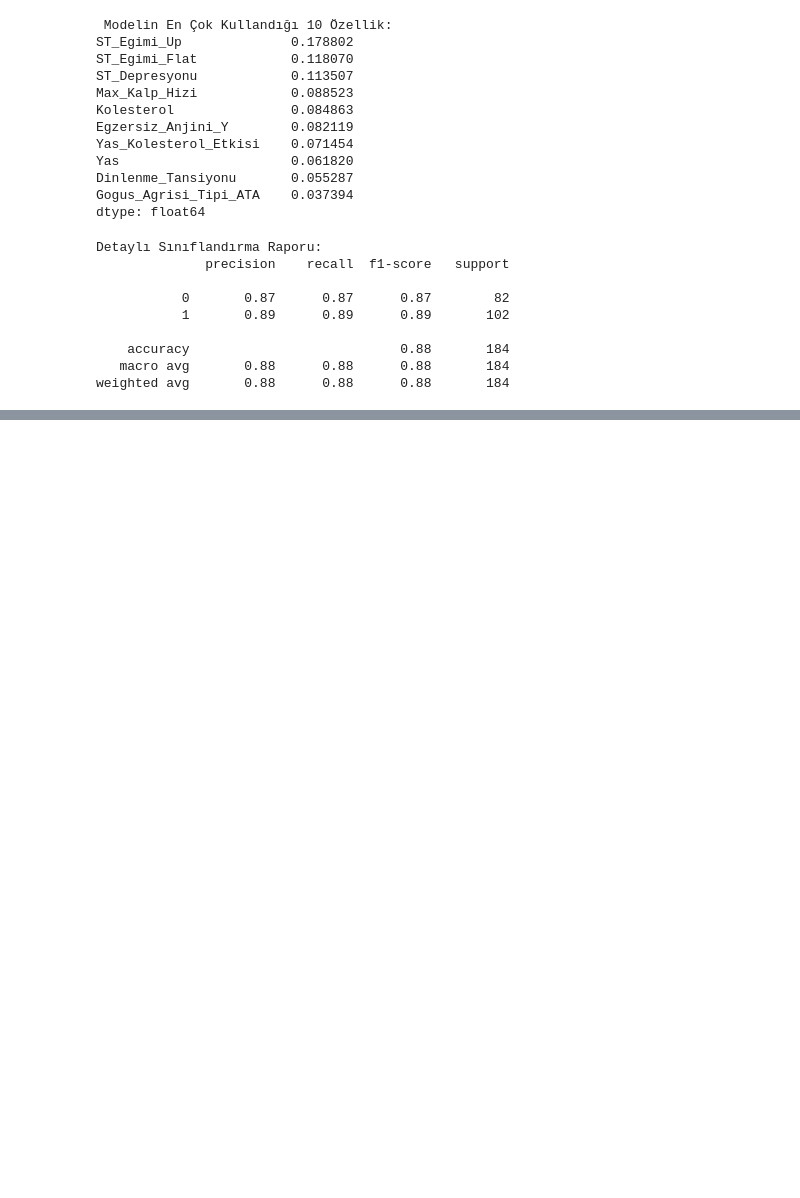
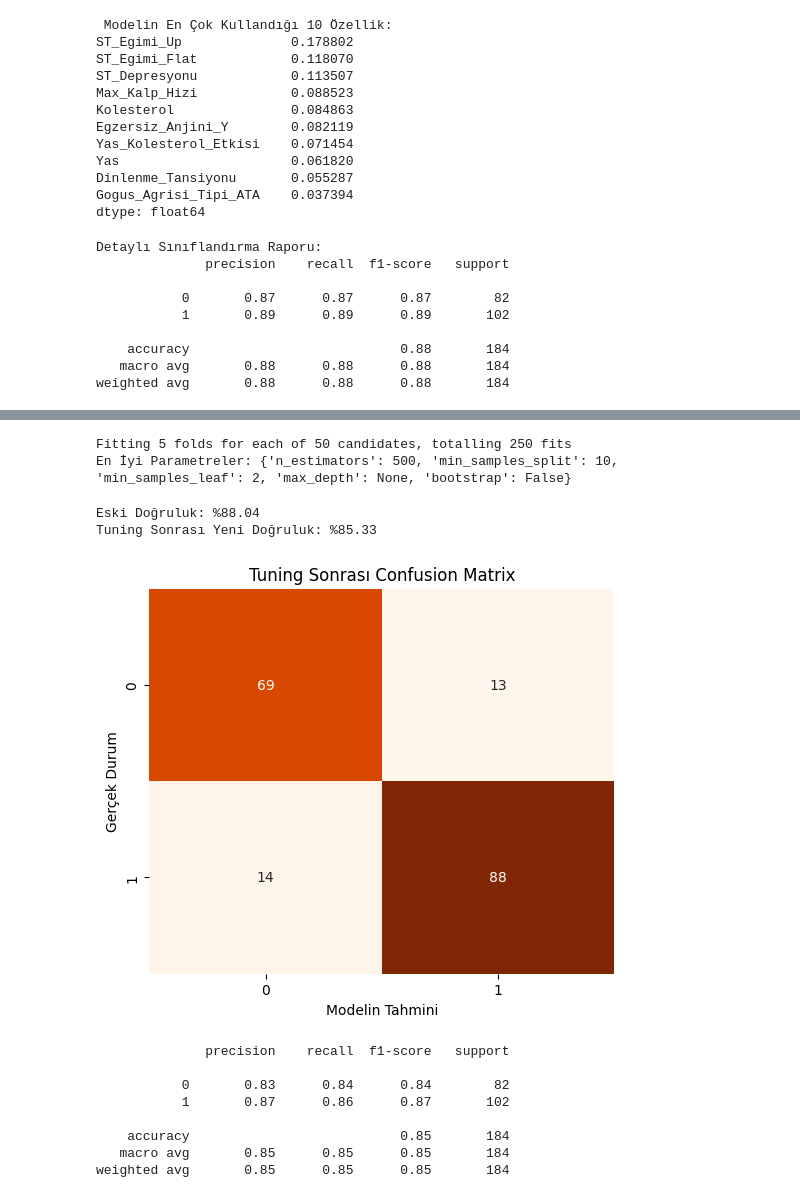
Before and after one commit to bugraozdmr/Heart-Disease-Detection, a Jupyter notebook: heart.ipynb, the cells around one changed output, grey strips where cells are left out. Saved outputs shown, nothing was run; the diff lists cells and outputs as text; code cells hidden in the pictures; blank space fills up the shorter version.

```diff
--- a/heart.ipynb
+++ b/heart.ipynb
@@ -383,0 +384,70 @@ Parameters: { "use_label_encoder" } are not used.
+# %%
+from sklearn.model_selection import RandomizedSearchCV
+
+# Denenecek parametre aralıklarını belirliyoruz
+param_dist = {
+    'n_estimators': [100, 200, 300, 500],
+    'max_depth': [None, 5, 10, 15, 20],
+    'min_samples_split': [2, 5, 10],
+    'min_samples_leaf': [1, 2, 4],
+    'bootstrap': [True, False]
+}
+
+# Modeli ve arama motorunu kuruyoruz
+rf = RandomForestClassifier(random_state=42)
+
+# cv=5 diyerek arama yaparken aynı zamanda Cross-Validation da yapmış oluyoruz
+rf_random = RandomizedSearchCV(estimator=rf, param_distributions=param_dist,
+                               n_iter=50, cv=5, verbose=2, random_state=42, n_jobs=-1)
+
+# Aramayı başlat (Eğitim verisi üzerinde)
+rf_random.fit(X_train_scaled, y_train)
+
+# En iyi parametreleri görelim
+print("En İyi Parametreler:", rf_random.best_params_)
+# %% [output]
+Fitting 5 folds for each of 50 candidates, totalling 250 fits
+En İyi Parametreler: {'n_estimators': 500, 'min_samples_split': 10, 'min_samples_leaf': 2, 'max_depth': None, 'bootstrap': False}
+# %%
+best_rf = rf_random.best_estimator_
+y_pred_tuned = best_rf.predict(X_test_scaled)
+
+from sklearn.metrics import accuracy_score
+new_acc = accuracy_score(y_test, y_pred_tuned)
+
+print(f"Eski Doğruluk: %{rf_score * 100:.2f}")
+print(f"Tuning Sonrası Yeni Doğruluk: %{new_acc * 100:.2f}")
+# %% [output]
+Eski Doğruluk: %88.04
+Tuning Sonrası Yeni Doğruluk: %85.33
+# %%
+from sklearn.metrics import confusion_matrix, classification_report
+import seaborn as sns
+import matplotlib.pyplot as plt
+
+# En iyi modelle (rf_random.best_estimator_) tahmin yap
+y_pred_tuned = rf_random.best_estimator_.predict(X_test_scaled)
+
+# Hata Matrisi oluştur
+cm_tuned = confusion_matrix(y_test, y_pred_tuned)
+
+# Görselleştirme
+plt.figure(figsize=(6, 5))
+sns.heatmap(cm_tuned, annot=True, fmt='d', cmap='Oranges', cbar=False)
+plt.title('Tuning Sonrası Confusion Matrix')
+plt.ylabel('Gerçek Durum')
+plt.xlabel('Modelin Tahmini')
+plt.show()
+
+# Detaylı rapor (Recall değerine dikkat et!)
+print(classification_report(y_test, y_pred_tuned))
+# %% [output]
+[figure, added]
+              precision    recall  f1-score   support
+
+           0       0.83      0.84      0.84        82
+           1       0.87      0.86      0.87       102
+
+    accuracy                           0.85       184
+   macro avg       0.85      0.85      0.85       184
+weighted avg       0.85      0.85      0.85       184
```
Also changed, not shown: parts of 18 cells of this notebook.
